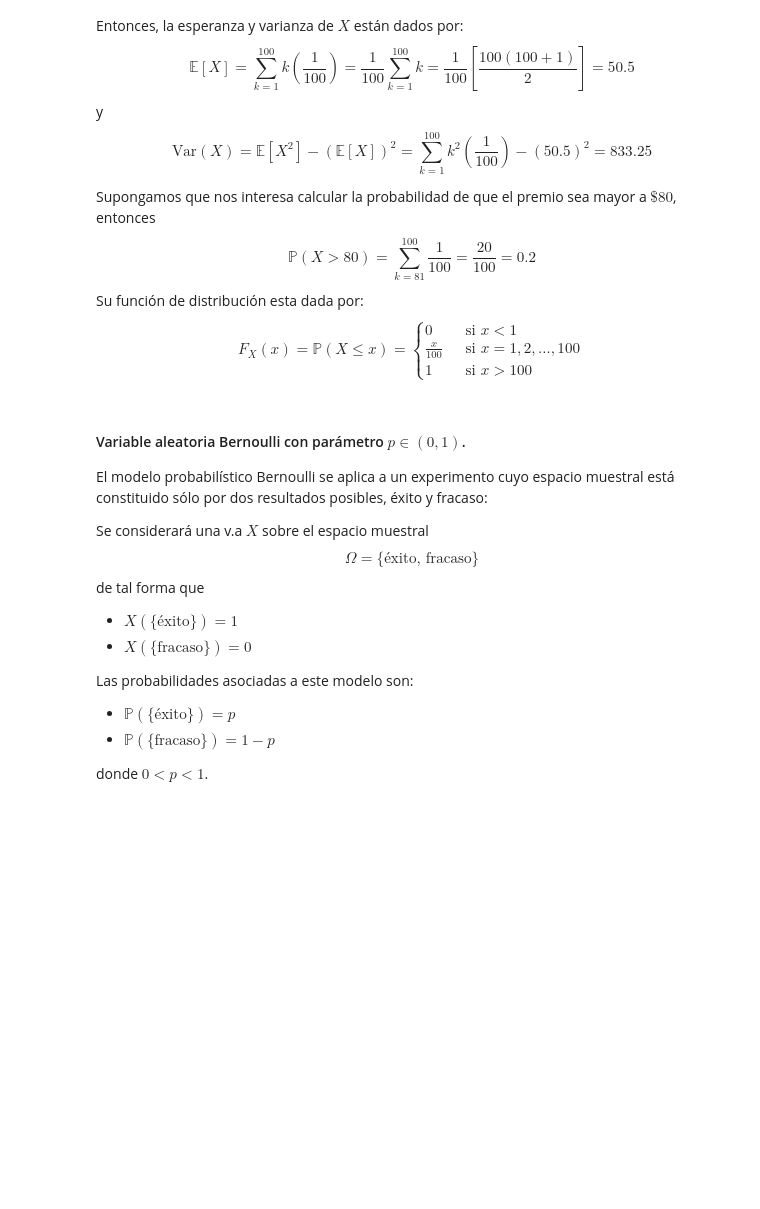
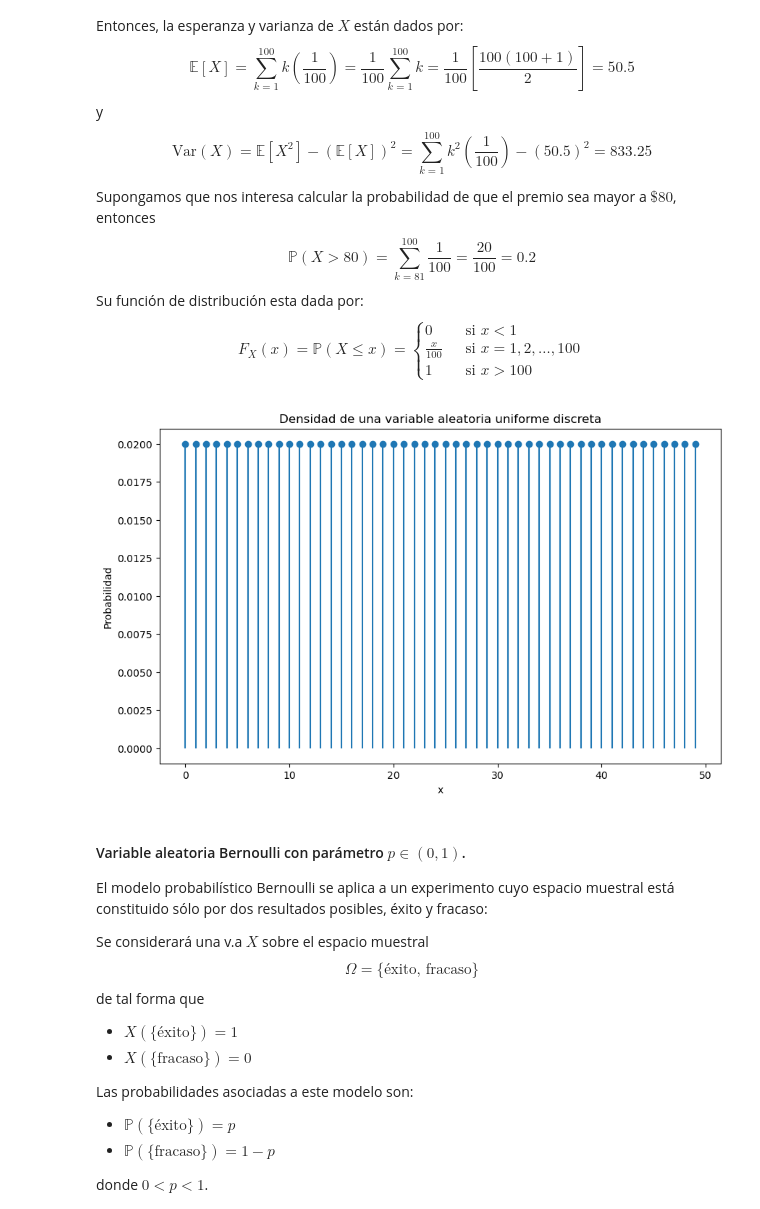
Before and after one commit to HarVazCo/Diplomado_TEyMD, a Jupyter notebook: Modulo2/Proyecto_final/Variables_aleatorias.ipynb, the cells around one changed output. Drawn from its saved outputs; the diff is of its cells as text; code cells hidden in the pictures; blank space fills up the shorter version.

```diff
--- a/Modulo2/Proyecto_final/Variables_aleatorias.ipynb
+++ b/Modulo2/Proyecto_final/Variables_aleatorias.ipynb
@@ -72,3 +77,22 @@ Supongamos que nos interesa calcular la probabilidad de que el premio sea mayor
+# %%
+# Valores x1 y xn
+x1,xn = 0,50
+rv = randint(x1,xn) # valores random de x1 a xn
+
+x = np.arange(x1,xn) # posibles valores
+
+pmf = rv.pmf(x) # funcion de masa de probabilidad
+# %%
+# Grafica de la densidad
+plt.figure(figsize=(10,6))
+
+plt.stem(x,pmf, basefmt=' ')
+plt.xlabel('x')
+plt.ylabel('Probabilidad')
+plt.title('Densidad de una variable aleatoria uniforme discreta')
+plt.show()
+# %% [output]
+[figure, added]
 # %% [markdown]
 #### Variable aleatoria Bernoulli con parámetro $p\in (0,1)$.
 
```
Also changed, not shown: parts of 28 cells of this notebook, 12 other files.
